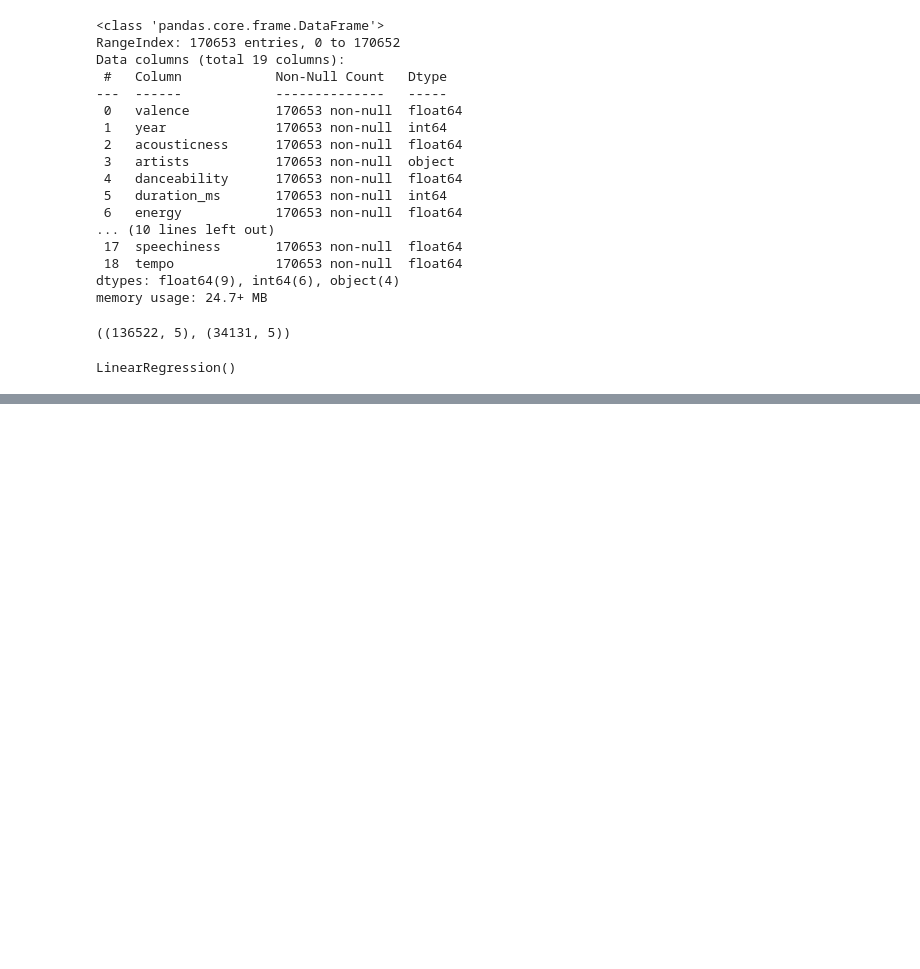
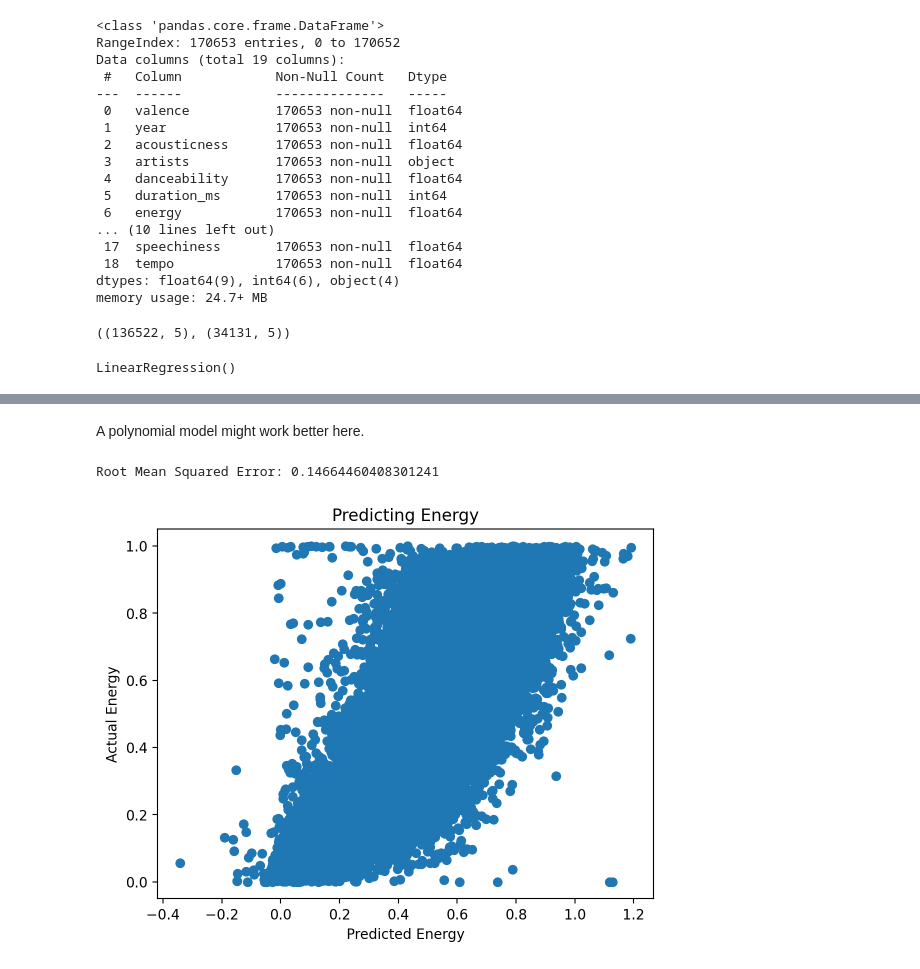
Before and after one commit to brianellis1997/Music_Generation, a Jupyter notebook: Popularity_Model.ipynb, the cells around one changed output, grey strips where cells are left out. Saved outputs shown, nothing was run; the diff lists cells and outputs as text; code cells hidden in the pictures; blank space fills up the shorter version.

```diff
--- a/Popularity_Model.ipynb
+++ b/Popularity_Model.ipynb
@@ -333,0 +335,5 @@ plt.scatter(y_pred, y_test)
+# %%
+df2 = df.drop(columns=['year', 'acousticness', 'artists', 'popularity', 'danceability', 'explicit', 'id', 'instrumentalness', 'liveness', 'name', 'mode', 'release_date', 'speechiness'])
+
+X = df2.drop('energy', axis=1)
+y = df['energy']
@@ -333,0 +378,56 @@ plt.scatter(y_pred, y_test)
+# %% [markdown]
+A polynomial model might work better here.
+# %%
+import numpy as np
+from sklearn.linear_model import LinearRegression
+from sklearn.metrics import mean_squared_error
+from sklearn.model_selection import train_test_split
+from sklearn.preprocessing import PolynomialFeatures, StandardScaler
+import matplotlib.pyplot as plt
+
+# # Drop unnecessary columns
+# df2 = df.drop(columns=['year', 'acousticness', 'artists', 'popularity', 'danceability', 'explicit', 'id', 'instrumentalness', 'liveness', 'name', 'mode', 'release_date', 'speechiness'])
+
+# # Split data into features (X) and target variable (y)
+# X = df2.drop('energy', axis=1)
+# y = df['energy']
+
+# # Split data into training and testing sets
+# X_train, X_test, y_train, y_test = train_test_split(X, y, test_size=0.2, random_state=42)
+
+# # Initialize StandardScaler
+# sc = StandardScaler()
+
+# # Fit and transform training data, transform testing data
+# X_train = sc.fit_transform(X_train)
+# X_test = sc.transform(X_test)
+
+# Transform features into polynomial features of degree 2
+poly = PolynomialFeatures(degree=2)
+X_train_poly = poly.fit_transform(X_train)
+X_test_poly = poly.transform(X_test)
+
+# Initialize LinearRegression model
+lr = LinearRegression()
+
+# Fit the polynomial features to the model
+lr.fit(X_train_poly, y_train)
+
+# Predict on the testing set
+y_pred = lr.predict(X_test_poly)
+
+# Calculate mean squared error
+mse = mean_squared_error(y_test, y_pred)
+
+# Print root mean squared error
+print("Root Mean Squared Error:", np.sqrt(mse))
+
+# Plot predicted vs. actual energy values
+plt.scatter(y_pred, y_test)
+plt.title('Predicting Energy')
+plt.xlabel('Predicted Energy')
+plt.ylabel('Actual Energy')
+plt.show()
+# %% [output]
+Root Mean Squared Error: 0.14664460408301241
+[figure, added]
```
Also changed, not shown: parts of 12 cells of this notebook.
